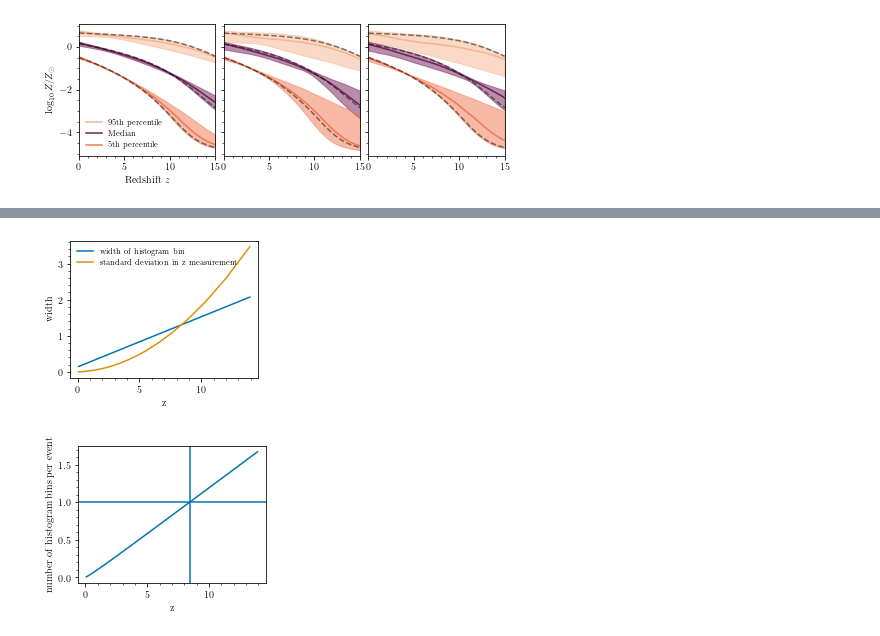
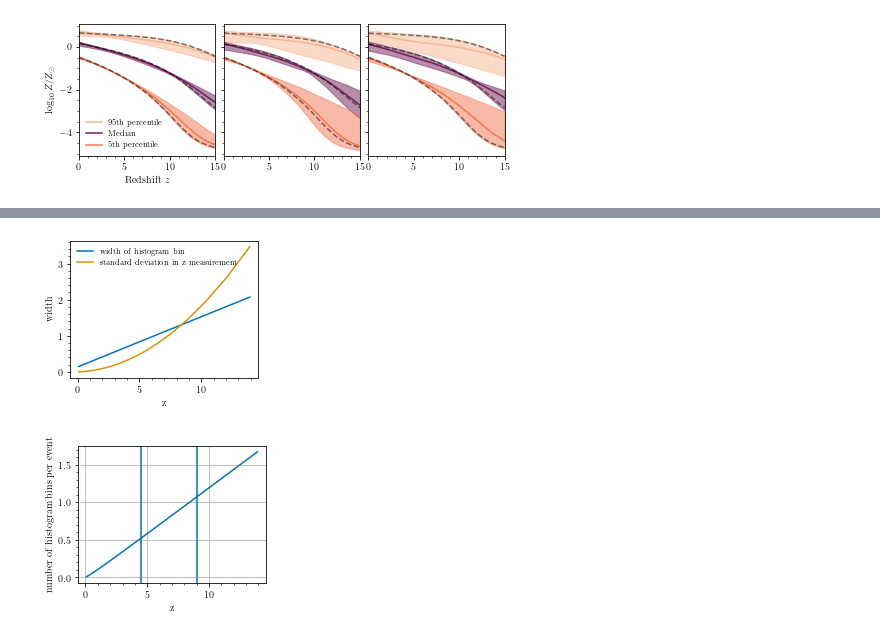
Before and after one commit to mfishbach/xg_metallicity, a Jupyter notebook: xg_metallicity_notebook.ipynb, the cells around one changed output, grey strips where cells are left out. Drawn from its saved outputs; the diff is of its cells as text; code cells hidden in the pictures.

Commit message:
notebook and figures at time of paper submission

```diff
--- a/xg_metallicity_notebook.ipynb
+++ b/xg_metallicity_notebook.ipynb
@@ -1086,24 +939,26 @@ plt.ylim(0,2)
 # %%
 
 sigmaz = (0.017 * zbin_centers + 0.012) * zbin_centers
 
 plt.plot(zbin_centers, zbin_width, label = 'width of histogram bin')
 plt.plot(zbin_centers, sigmaz, label = 'standard deviation in z measurement')
 
 plt.xlabel('z')
 plt.ylabel('width')
 
 plt.legend(loc = 'best')
 plt.show()
 
 plt.plot(zbin_centers, sigmaz/ zbin_width)
 plt.xlabel('z')
 plt.ylabel('number of histogram bins per event')
-plt.axhline(1)
-plt.axvline(8.5)
 
+plt.grid()
+
+plt.axvline(4.5)
+plt.axvline(9)
 
 plt.show()
 # %% [output]
 [figure]
-[figure, old version]
+[figure, new version]
```
Also changed, not shown: parts of 45 cells of this notebook, 4 other files.
